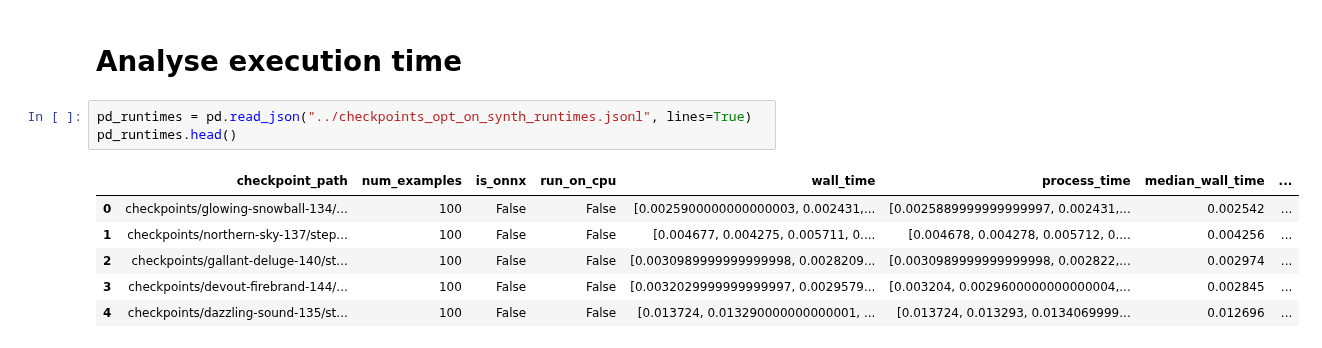
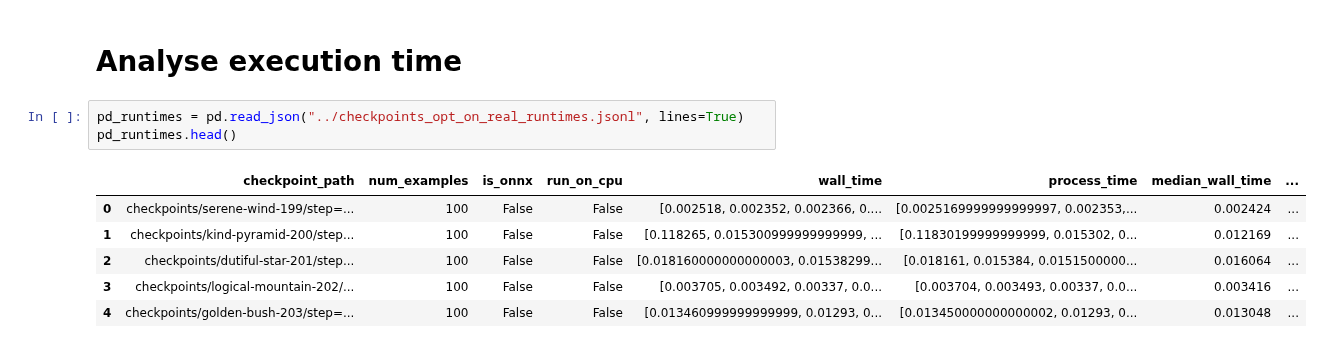
Before and after one commit to shortery/dp-dm-codes, a Jupyter notebook: src/inference_playground.ipynb, the cells around one changed output. Cells and saved outputs as stored; diff of their text form.

```diff
--- a/src/inference_playground.ipynb
+++ b/src/inference_playground.ipynb
@@ -282,12 +275,12 @@ np.abs(np.asarray(list(itertools.chain(*predictions))) -
 # %% [markdown]
 # Analyse execution time
 # %%
-pd_runtimes = pd.read_json("../checkpoints_opt_on_synth_runtimes.jsonl", lines=True)
+pd_runtimes = pd.read_json("../checkpoints_opt_on_real_runtimes.jsonl", lines=True)
 pd_runtimes.head()
 # %% [output]
 |  | checkpoint_path | num_examples | is_onnx | run_on_cpu | wall_time | process_time | median_wall_time | ... |
-| 0 | checkpoints/glowing-snowball-134/... | 100 | False | False | [0.0025900000000000003, 0.002431,... | [0.0025889999999999997, 0.002431,... | 0.002542 | ... |
-| 1 | checkpoints/northern-sky-137/step... | 100 | False | False | [0.004677, 0.004275, 0.005711, 0.... | [0.004678, 0.004278, 0.005712, 0.... | 0.004256 | ... |
-| 2 | checkpoints/gallant-deluge-140/st... | 100 | False | False | [0.0030989999999999998, 0.0028209... | [0.0030989999999999998, 0.002822,... | 0.002974 | ... |
-| 3 | checkpoints/devout-firebrand-144/... | 100 | False | False | [0.0032029999999999997, 0.0029579... | [0.003204, 0.0029600000000000004,... | 0.002845 | ... |
-| 4 | checkpoints/dazzling-sound-135/st... | 100 | False | False | [0.013724, 0.013290000000000001, ... | [0.013724, 0.013293, 0.0134069999... | 0.012696 | ... |
+| 0 | checkpoints/serene-wind-199/step=... | 100 | False | False | [0.002518, 0.002352, 0.002366, 0.... | [0.0025169999999999997, 0.002353,... | 0.002424 | ... |
+| 1 | checkpoints/kind-pyramid-200/step... | 100 | False | False | [0.118265, 0.015300999999999999, ... | [0.11830199999999999, 0.015302, 0... | 0.012169 | ... |
+| 2 | checkpoints/dutiful-star-201/step... | 100 | False | False | [0.018160000000000003, 0.01538299... | [0.018161, 0.015384, 0.0151500000... | 0.016064 | ... |
+| 3 | checkpoints/logical-mountain-202/... | 100 | False | False | [0.003705, 0.003492, 0.00337, 0.0... | [0.003704, 0.003493, 0.00337, 0.0... | 0.003416 | ... |
+| 4 | checkpoints/golden-bush-203/step=... | 100 | False | False | [0.013460999999999999, 0.01293, 0... | [0.013450000000000002, 0.01293, 0... | 0.013048 | ... |
```
Also changed, not shown: parts of 29 cells of this notebook.
